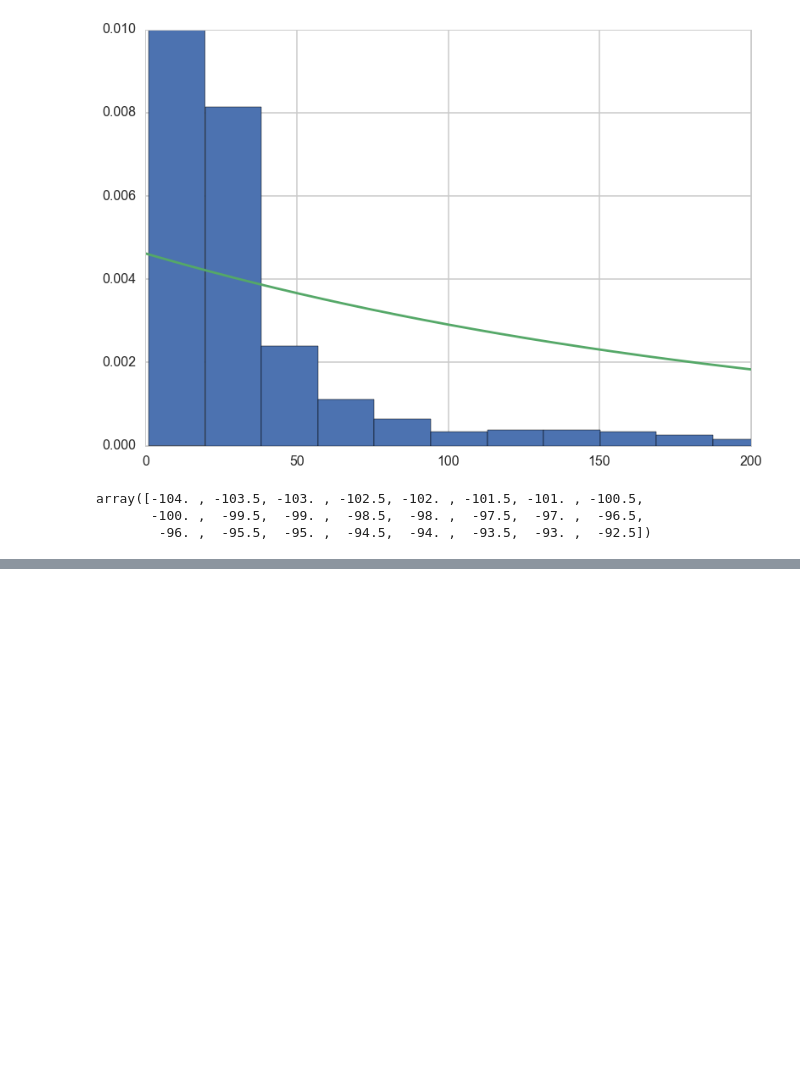
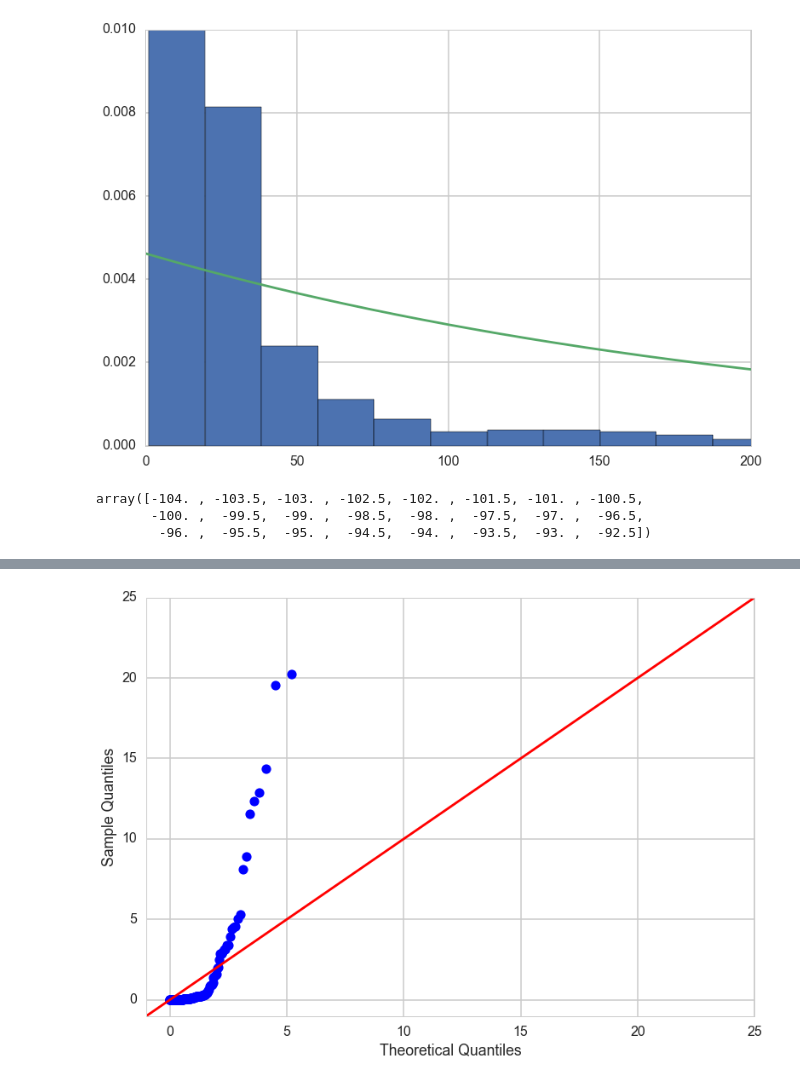
Before and after one commit to tperol/earthquake-clusters, a Jupyter notebook: explore_data_eric.ipynb, the cells around one changed output, grey strips where cells are left out. Cells and saved outputs as stored; diff of their text form; code cells hidden in the pictures; blank space fills up the shorter version.

Commit message:
qqplot for poisson process

```diff
--- a/explore_data_eric.ipynb
+++ b/explore_data_eric.ipynb
@@ -363,3 +368,9 @@ coordinates
+# %%
+import statsmodels.api as sm
+sm.qqplot(deltas, dist='expon', fit=True, line='45')
+plt.show()
+# %% [output]
+[figure, added]
 # %%
 #test
 # %%
```
Also changed, not shown: parts of 2 cells of this notebook.
